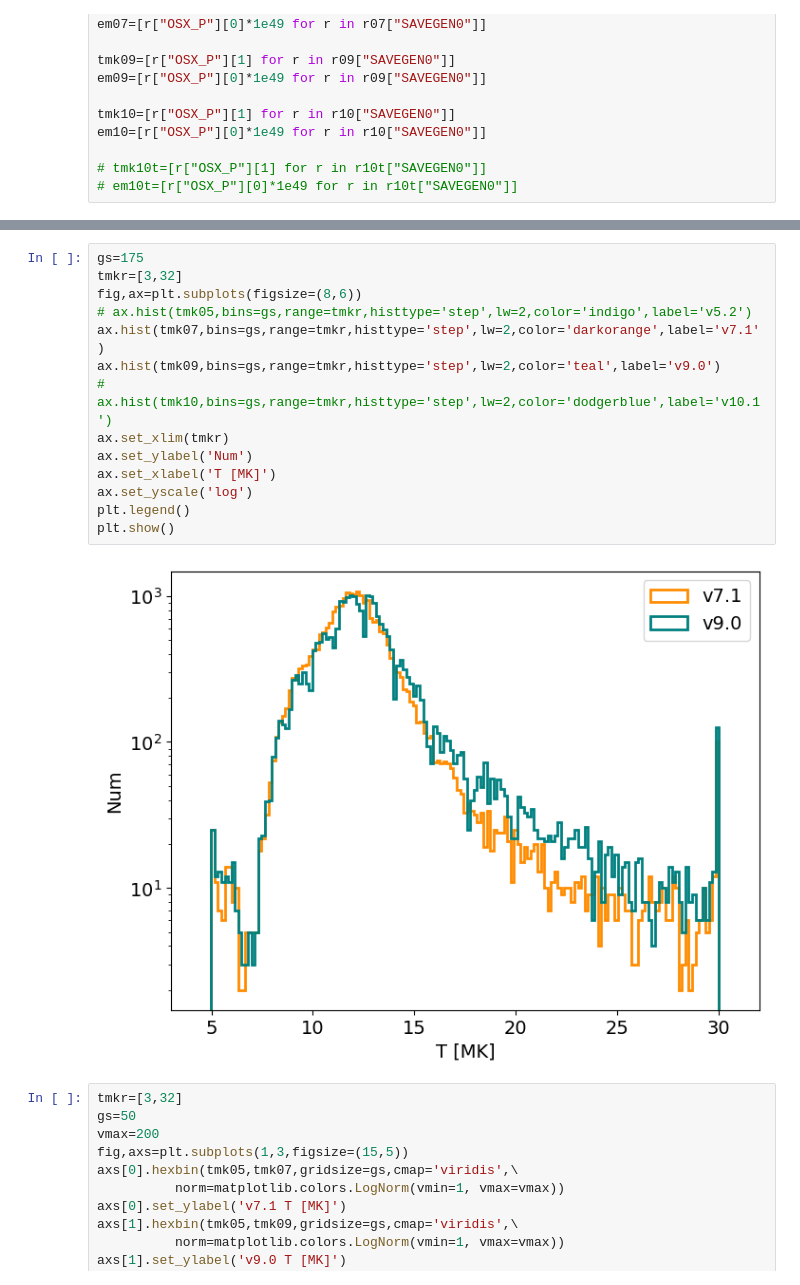
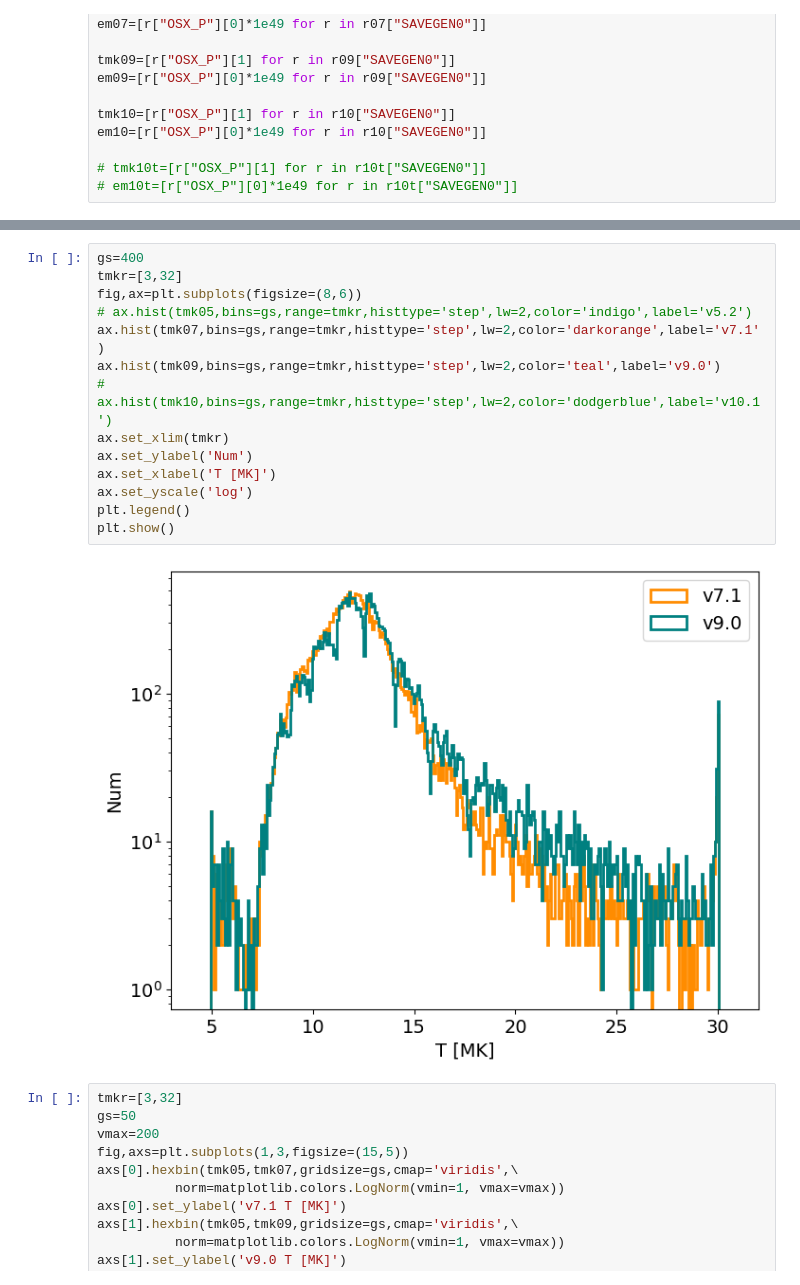
Before and after one commit to ianan/wee_2024, a Jupyter notebook: compare_fvthbpow_ch.ipynb, the cells around one changed output, grey strips where cells are left out. Saved outputs shown, nothing was run; the diff lists cells and outputs as text.

```diff
--- a/compare_fvthbpow_ch.ipynb
+++ b/compare_fvthbpow_ch.ipynb
@@ -101,19 +101,19 @@ corner_tem(tmk09,em09,'v9.0 (N$_\mathrm{T}$=41)')
 # %%
-gs=175
+gs=400
 tmkr=[3,32]
 fig,ax=plt.subplots(figsize=(8,6))
 # ax.hist(tmk05,bins=gs,range=tmkr,histtype='step',lw=2,color='indigo',label='v5.2')
 ax.hist(tmk07,bins=gs,range=tmkr,histtype='step',lw=2,color='darkorange',label='v7.1')
 ax.hist(tmk09,bins=gs,range=tmkr,histtype='step',lw=2,color='teal',label='v9.0')
 # ax.hist(tmk10,bins=gs,range=tmkr,histtype='step',lw=2,color='dodgerblue',label='v10.1')
 ax.set_xlim(tmkr)
 ax.set_ylabel('Num')
 ax.set_xlabel('T [MK]')
 ax.set_yscale('log')
 plt.legend()
 plt.show()
 # %% [output]
-[figure, old version]
+[figure, new version]
 # %%
 tmkr=[3,32]
 gs=50
```
Also changed, not shown: parts of 1 cell of this notebook.
